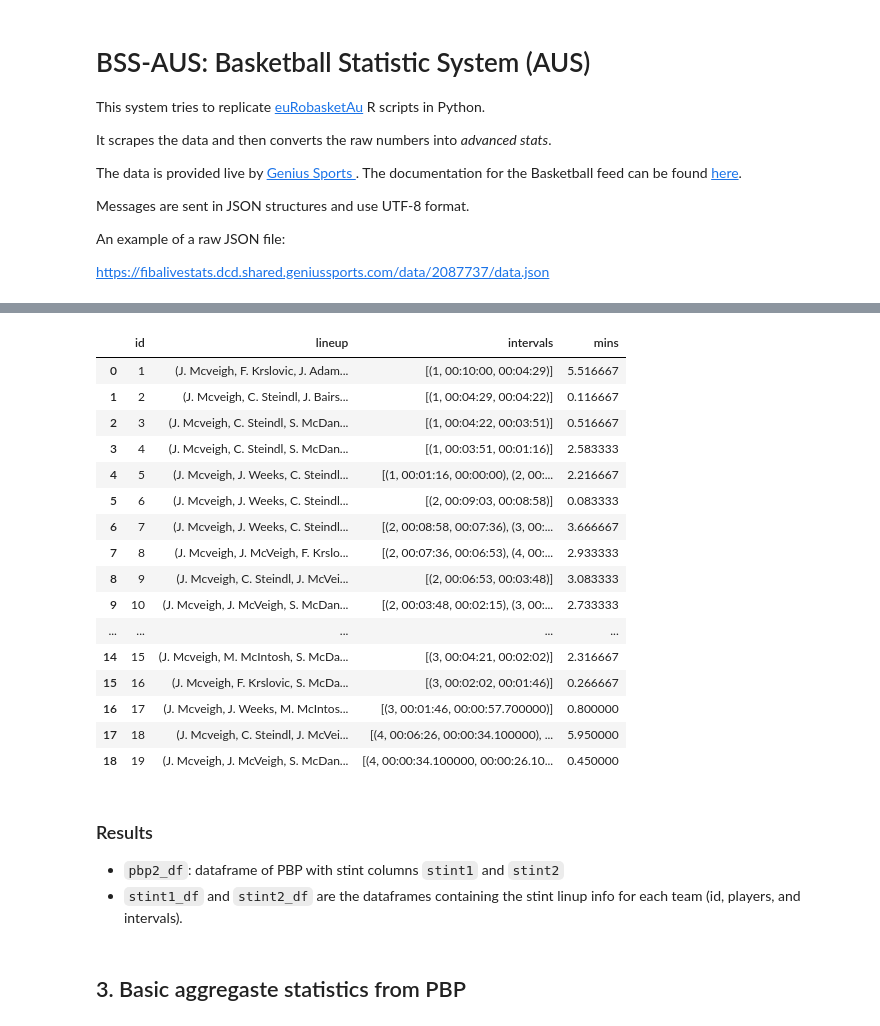
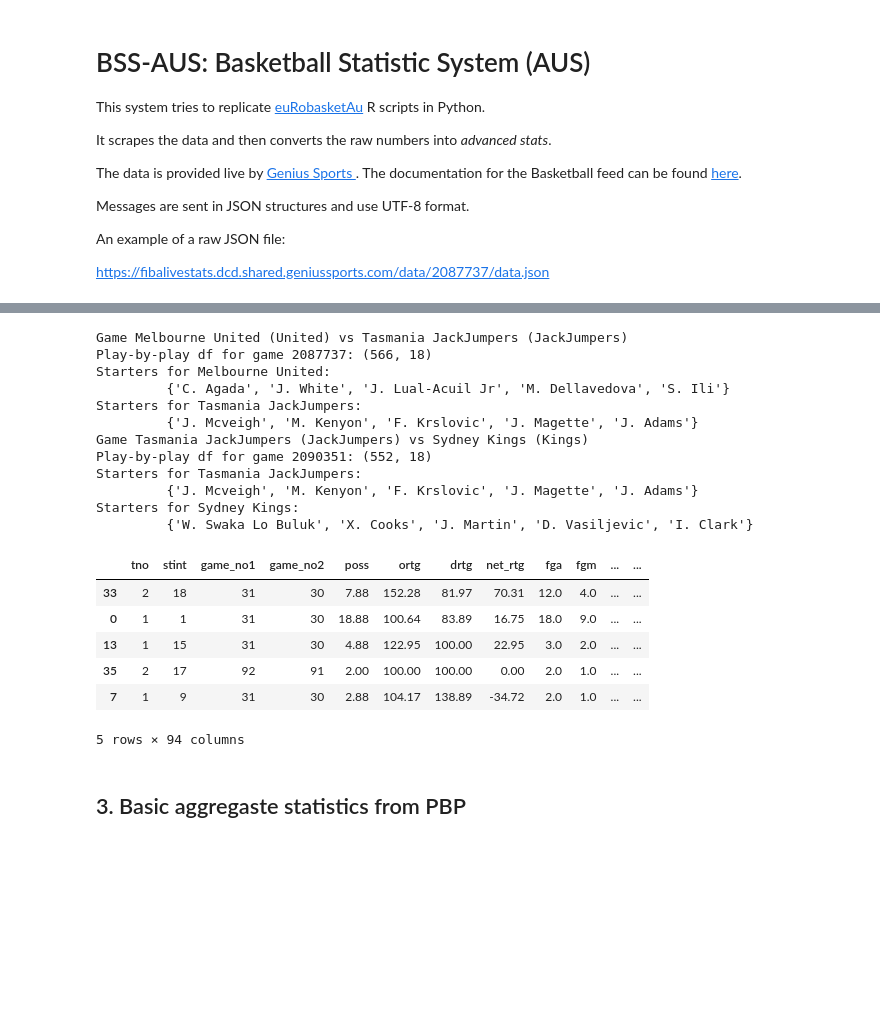
Before and after one commit to ssardina/pynbl, a Jupyter notebook: bball_stas.ipynb, the cells around one changed output, grey strips where cells are left out. Saved outputs shown, nothing was run; the diff lists cells and outputs as text; code cells hidden in the pictures; blank space fills up the shorter version.

```diff
--- a/bball_stas.ipynb
+++ b/bball_stas.ipynb
@@ -234,28 +46,36 @@ Name: 4, dtype: object
-# %%
-stints2_df
-# %% [output]
-|  | id | lineup | intervals | mins |
-| 0 | 1 | (J. Mcveigh, F. Krslovic, J. Adam... | [(1, 00:10:00, 00:04:29)] | 5.516667 |
-| 1 | 2 | (J. Mcveigh, C. Steindl, J. Bairs... | [(1, 00:04:29, 00:04:22)] | 0.116667 |
-| 2 | 3 | (J. Mcveigh, C. Steindl, S. McDan... | [(1, 00:04:22, 00:03:51)] | 0.516667 |
-| 3 | 4 | (J. Mcveigh, C. Steindl, S. McDan... | [(1, 00:03:51, 00:01:16)] | 2.583333 |
-| 4 | 5 | (J. Mcveigh, J. Weeks, C. Steindl... | [(1, 00:01:16, 00:00:00), (2, 00:... | 2.216667 |
-| 5 | 6 | (J. Mcveigh, J. Weeks, C. Steindl... | [(2, 00:09:03, 00:08:58)] | 0.083333 |
-| 6 | 7 | (J. Mcveigh, J. Weeks, C. Steindl... | [(2, 00:08:58, 00:07:36), (3, 00:... | 3.666667 |
-| 7 | 8 | (J. Mcveigh, J. McVeigh, F. Krslo... | [(2, 00:07:36, 00:06:53), (4, 00:... | 2.933333 |
-| 8 | 9 | (J. Mcveigh, C. Steindl, J. McVei... | [(2, 00:06:53, 00:03:48)] | 3.083333 |
-| 9 | 10 | (J. Mcveigh, J. McVeigh, S. McDan... | [(2, 00:03:48, 00:02:15), (3, 00:... | 2.733333 |
-| ... | ... | ... | ... | ... |
-| 14 | 15 | (J. Mcveigh, M. McIntosh, S. McDa... | [(3, 00:04:21, 00:02:02)] | 2.316667 |
-| 15 | 16 | (J. Mcveigh, F. Krslovic, S. McDa... | [(3, 00:02:02, 00:01:46)] | 0.266667 |
-| 16 | 17 | (J. Mcveigh, J. Weeks, M. McIntos... | [(3, 00:01:46, 00:00:57.700000)] | 0.800000 |
-| 17 | 18 | (J. Mcveigh, C. Steindl, J. McVei... | [(4, 00:06:26, 00:00:34.100000), ... | 5.950000 |
-| 18 | 19 | (J. Mcveigh, J. McVeigh, S. McDan... | [(4, 00:00:34.100000, 00:00:26.10... | 0.450000 |
-# %% [markdown]
-### Results
-
-* `pbp2_df`: dataframe of PBP with stint columns `stint1` and `stint2`
-* `stint1_df` and `stint2_df` are the dataframes containing the stint linup info for each team (id, players, and intervals).
+# %%
+game_id = 2087737
+stats1_df = bball_stats.build_game_stints_stats_df(game_id)
+stats1_df.insert(2, 'game_no1', 31)
+stats1_df.insert(3, 'game_no2', 30)
+
+game_id = 2090351
+stats2_df = bball_stats.build_game_stints_stats_df(game_id)
+stats2_df.insert(2, 'game_no1', 92)
+stats2_df.insert(3, 'game_no2', 91)
+
+stats_df = pd.concat([stats1_df, stats2_df])
+stats_df.sample(5)
+# %% [output]
+Game Melbourne United (United) vs Tasmania JackJumpers (JackJumpers)
+Play-by-play df for game 2087737: (566, 18)
+Starters for Melbourne United:
+         {'C. Agada', 'J. White', 'J. Lual-Acuil Jr', 'M. Dellavedova', 'S. Ili'}
+Starters for Tasmania JackJumpers:
+         {'J. Mcveigh', 'M. Kenyon', 'F. Krslovic', 'J. Magette', 'J. Adams'}
+Game Tasmania JackJumpers (JackJumpers) vs Sydney Kings (Kings)
+Play-by-play df for game 2090351: (552, 18)
+Starters for Tasmania JackJumpers:
+         {'J. Mcveigh', 'M. Kenyon', 'F. Krslovic', 'J. Magette', 'J. Adams'}
+Starters for Sydney Kings:
+         {'W. Swaka Lo Buluk', 'X. Cooks', 'J. Martin', 'D. Vasiljevic', 'I. Clark'}
+|  | tno | stint | game_no1 | game_no2 | poss | ortg | drtg | net_rtg | fga | fgm | ... | ... |
+| 33 | 2 | 18 | 31 | 30 | 7.88 | 152.28 | 81.97 | 70.31 | 12.0 | 4.0 | ... | ... |
+| 0 | 1 | 1 | 31 | 30 | 18.88 | 100.64 | 83.89 | 16.75 | 18.0 | 9.0 | ... | ... |
+| 13 | 1 | 15 | 31 | 30 | 4.88 | 122.95 | 100.00 | 22.95 | 3.0 | 2.0 | ... | ... |
+| 35 | 2 | 17 | 92 | 91 | 2.00 | 100.00 | 100.00 | 0.00 | 2.0 | 1.0 | ... | ... |
+| 7 | 1 | 9 | 31 | 30 | 2.88 | 104.17 | 138.89 | -34.72 | 2.0 | 1.0 | ... | ... |
+5 rows × 94 columns
 # %% [markdown]
 ## 3. Basic aggregaste statistics from PBP
 # %% [markdown]
```
Also changed, not shown: parts of 25 cells of this notebook, 3 other files.
